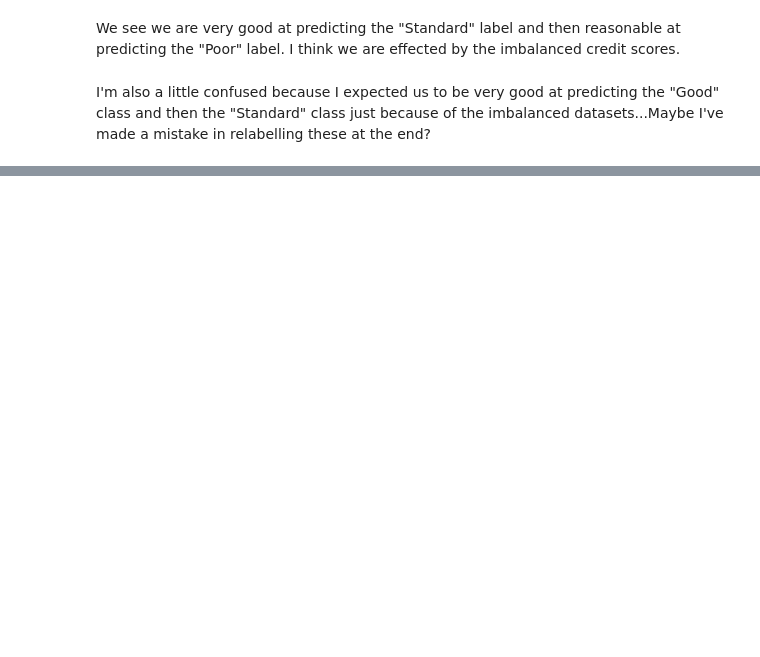
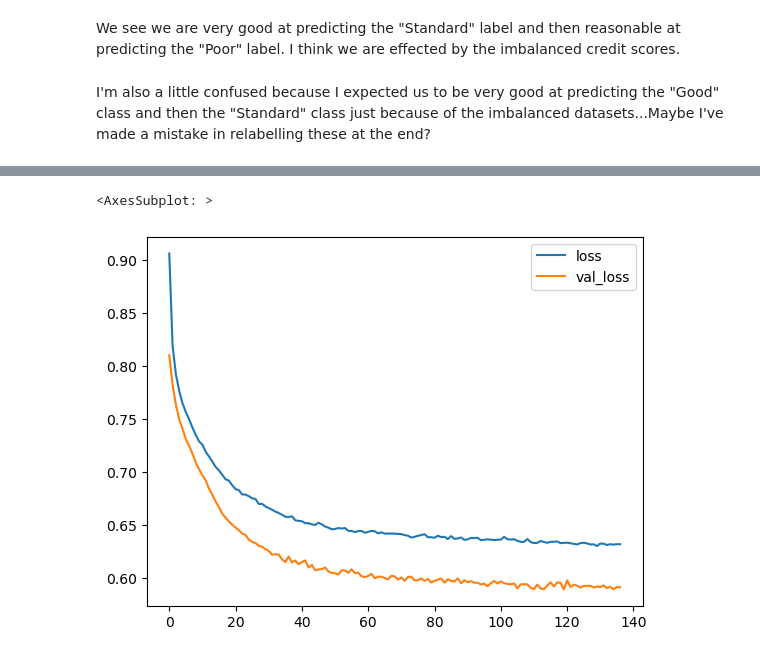
Before and after one commit to jackhenshaw/creditScore, a Jupyter notebook: credit_score.ipynb, the cells around one changed output, grey strips where cells are left out. Saved outputs shown, nothing was run; the diff lists cells and outputs as text; code cells hidden in the pictures; blank space fills up the shorter version.

Commit message:
Improved model by using SMOTE

```diff
--- a/credit_score.ipynb
+++ b/credit_score.ipynb
@@ -1872,0 +1879,14 @@ I'm also a little confused because I expected us to be very good at predicting t
+# %%
+X = df_train.drop('Credit_Score', axis=1).values
+y = df_train['Credit_Score'].values
+
+print(np.unique(y, return_counts=True))
+
+smote = SMOTE() # Synthetic Minority Oversampling TEchnique
+X, y = smote.fit_resample(X,y)
+
+print(np.unique(y, return_counts=True))
+
+y = to_categorical(y, num_classes=3) # format [0,0,1]
+
+train_data, test_data, train_labels, test_labels = train_test_split(X, y, test_size=0.2, random_state=101)
@@ -1872,0 +1898,5 @@ I'm also a little confused because I expected us to be very good at predicting t
+# %%
+scaler = MinMaxScaler()
+train_data = scaler.fit_transform(train_data) # fit with training data and transform training data in one step
+test_data  = scaler.transform(test_data)
+train_data.shape
@@ -1872,0 +1905,17 @@ I'm also a little confused because I expected us to be very good at predicting t
+# %%
+model_2 = Sequential()
+model_2.add(Dense(37, activation="relu"))
+model_2.add(Dropout(0.2))
+model_2.add(Dense(18, activation="relu"))
+model_2.add(Dropout(0.2))
+model_2.add(Dense(3, activation="softmax")) # use softmax to return the most probable category
+model_2.compile(loss='categorical_crossentropy', optimizer='Adam', metrics=['accuracy'])
+
+early_stop = EarlyStopping(monitor="val_accuracy",mode="max",verbose=1, patience=25) # try maximise the accuracy
+# %%
+model_2.fit(train_data, train_labels,
+            epochs = 500,
+            batch_size = 512,
+            validation_data = (test_data, test_labels),
+            verbose = 1,
+            callbacks = [early_stop])
@@ -1872,0 +1943,6 @@ I'm also a little confused because I expected us to be very good at predicting t
+# %%
+model_loss = pd.DataFrame(model_2.history.history)
+model_loss[['loss', 'val_loss']].plot()
+# %% [output]
+<AxesSubplot: >
+[figure, added]
```
Also changed, not shown: parts of 23 cells of this notebook, 2 other files.
